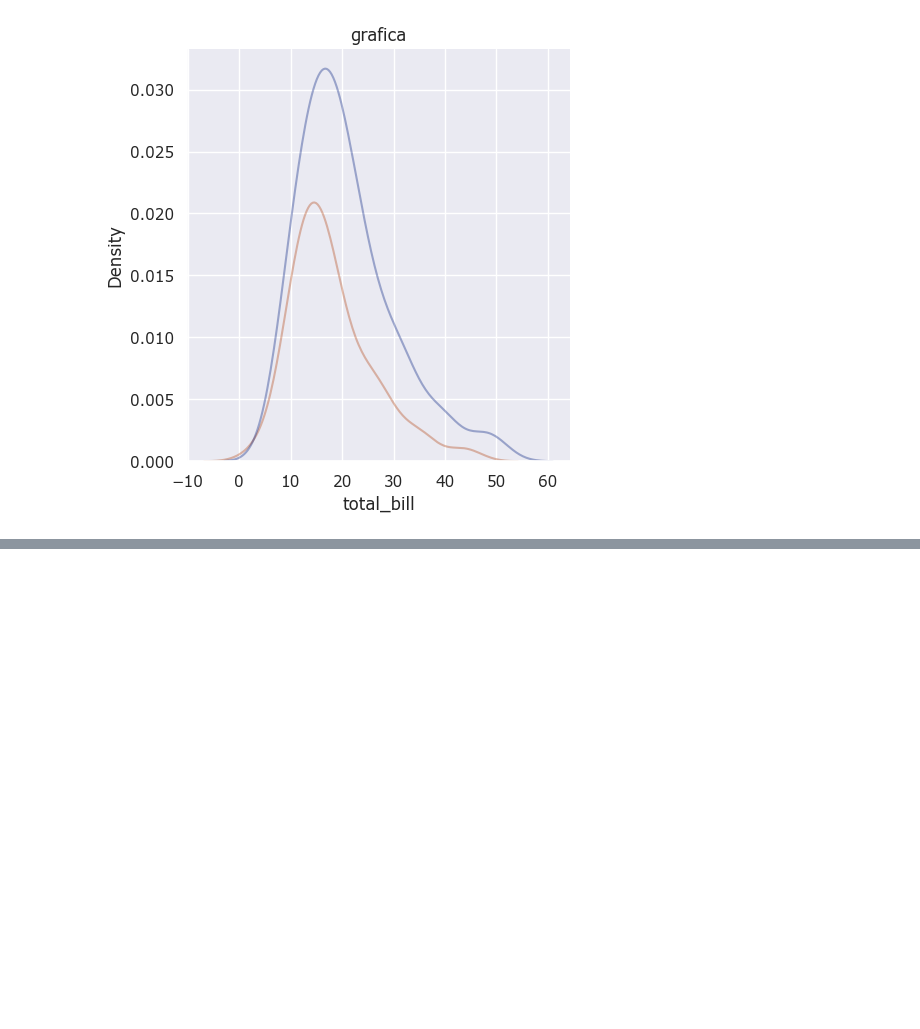
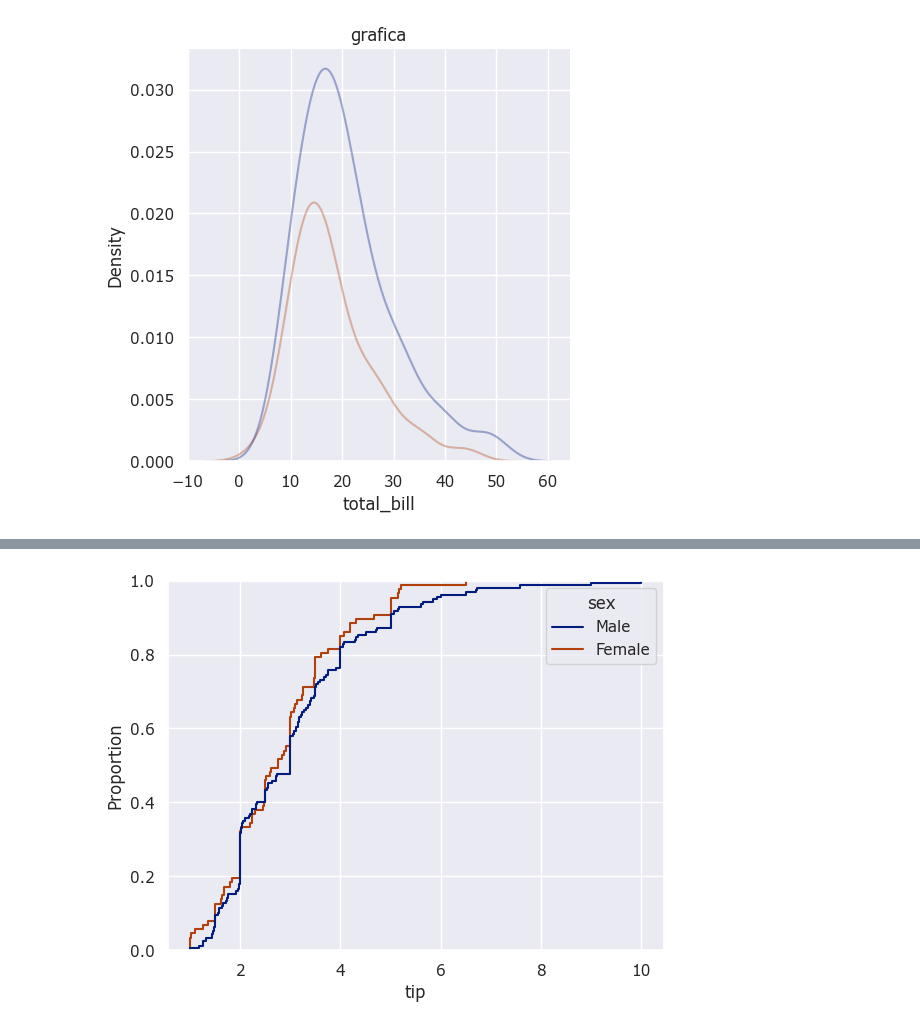
Before and after one commit to leoaliesf/practicando_python_git, a Jupyter notebook: plt_seabor/set.ipynb, the cells around one changed output, grey strips where cells are left out. Saved outputs shown, nothing was run; the diff lists cells and outputs as text; code cells hidden in the pictures; blank space fills up the shorter version.

```diff
--- a/plt_seabor/set.ipynb
+++ b/plt_seabor/set.ipynb
@@ -47,0 +58,5 @@ plt.show()
+# %%
+sns.ecdfplot(data=tip,x='tip',hue='sex', stat='proportion')
+plt.show()
+# %% [output]
+[figure, added]
```
Also changed, not shown: parts of 12 cells of this notebook, 2 other files.
